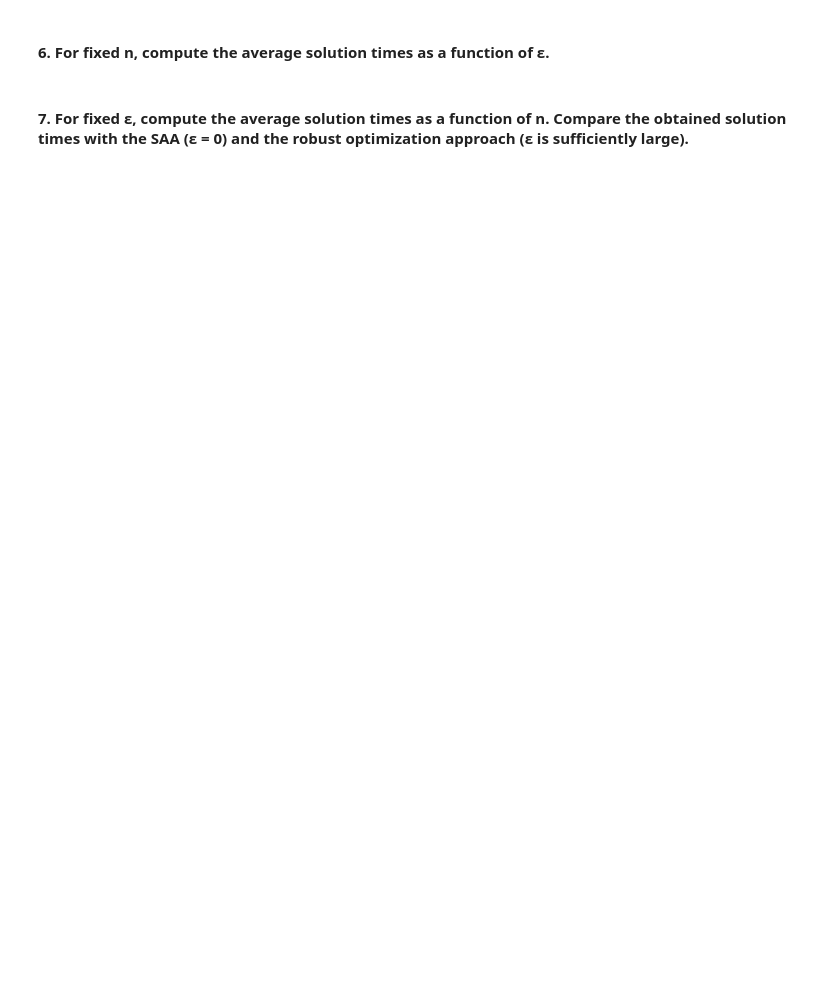
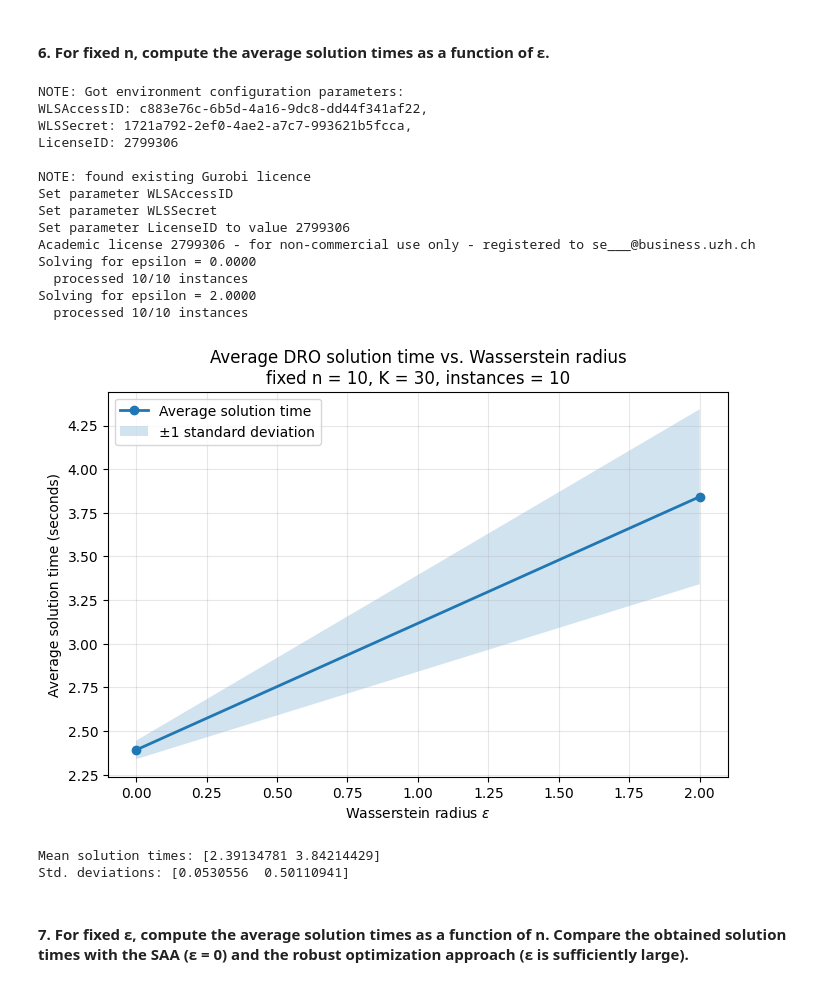
Before and after one commit to owmtgf/IAD_MAG_SciResSem, a Jupyter notebook: LAB2/IAD_MAG_SciResSem_LAB2.ipynb, the cells around one changed output. Saved outputs shown, nothing was run; the diff lists cells and outputs as text; code cells hidden in the pictures; blank space fills up the shorter version.

```diff
--- a/LAB2/IAD_MAG_SciResSem_LAB2.ipynb
+++ b/LAB2/IAD_MAG_SciResSem_LAB2.ipynb
@@ -473,15 +472,0 @@ plot_results(results, eps_grid, n_values)
-# %%
-n_values = [15]
-eps_grid = np.linspace(20.0, 100.0, 6)
-
-results = run_eps_estimation(
-    env=env,
-    generator=generator,
-    n_values=n_values,
-    eps_grid=eps_grid,
-    num_instances=2,
-    K_train=15,
-    K_test=200,
-    json_path="./optimal_eps_estimation/eps_for_n15_20-100.json",
-)
-plot_results(results, eps_grid, n_values)
@@ -613,24 +613,3 @@ for n in cv_results:
-# %%
-n_values = [10]
-eps_grid = np.linspace(10.0, 35.0, 6)
-num_instances = 20
-K = 30
-k_folds = 3
-# %%
-cv_results = run_cross_validation(
-    env=env,
-    generator=generator,
-    n_values=n_values,
-    eps_grid=eps_grid,
-    num_instances=num_instances,
-    K=K,
-    k_folds=k_folds
-)
-
-for n in cv_results:
-    print(f"\nn = {n}")
-    print(f"eps*_mean = {cv_results[n]['eps_star_mean']:.4f}")
-    print(f"eps*_std  = {cv_results[n]['eps_star_std']:.4f}")
 # %% [markdown]
 #### 5. Explore how the critical Wasserstein radius ε∗ depends on the sample size, k.
 # %%
@@ -1043,7 +1071,7 @@ def average_solution_time_vs_epsilon(
                 )
 
                 start_time = time.perf_counter()
-                _x_opt, _obj = solver.solve(samples)
+                _x_opt, _obj, _ = solver.solve(samples)
                 elapsed = time.perf_counter() - start_time
 
                 current_times.append(elapsed)
@@ -1073,34 +1101,52 @@ def average_solution_time_vs_epsilon(
     plt.xlabel(r'Wasserstein radius $\varepsilon$')
     plt.ylabel('Average solution time (seconds)')
     plt.title(
         f'Average DRO solution time vs. Wasserstein radius\n'
         f'fixed n = {n_fixed}, K = {K}, instances = {num_instances}'
     )
     plt.grid(True, alpha=0.3)
     plt.legend()
     plt.show()
 
     return {
         "epsilon_grid": epsilon_grid,
         "mean_times": mean_times,
         "std_times": std_times,
         "raw_times": raw_times,
     }
 
 
 # Example run
 timing_vs_epsilon_results = average_solution_time_vs_epsilon(
     n_fixed=10,
-    epsilon_grid=np.linspace(0.0, 2.0, 5),
+    epsilon_grid=np.linspace(0.0, 2.0, 2),
     num_instances=10,
     K=30,
     alpha=0.95,
     seed=123,
     show_progress=True,
 )
 
 print("Mean solution times:", timing_vs_epsilon_results["mean_times"])
 print("Std. deviations:", timing_vs_epsilon_results["std_times"])
+# %% [output]
+NOTE: Got environment configuration parameters:
+WLSAccessID: c883e76c-6b5d-4a16-9dc8-dd44f341af22,
+WLSSecret: 1721a792-2ef0-4ae2-a7c7-993621b5fcca,
+LicenseID: 2799306
+
+NOTE: found existing Gurobi licence
+Set parameter WLSAccessID
+Set parameter WLSSecret
+Set parameter LicenseID to value 2799306
+Academic license 2799306 - for non-commercial use only - registered to se___@business.uzh.ch
+Solving for epsilon = 0.0000
+  processed 10/10 instances
+Solving for epsilon = 2.0000
+  processed 10/10 instances
+[figure, added]
+Mean solution times: [2.39134781 3.84214429]
+Std. deviations: [0.0530556  0.50110941]
 # %% [markdown]
 #### 7. For fixed ε, compute the average solution times as a function of n. Compare the obtained solution times with the SAA (ε = 0) and the robust optimization approach (ε is sufficiently large).
 # %%
```
Also changed, not shown: parts of 10 cells of this notebook.
